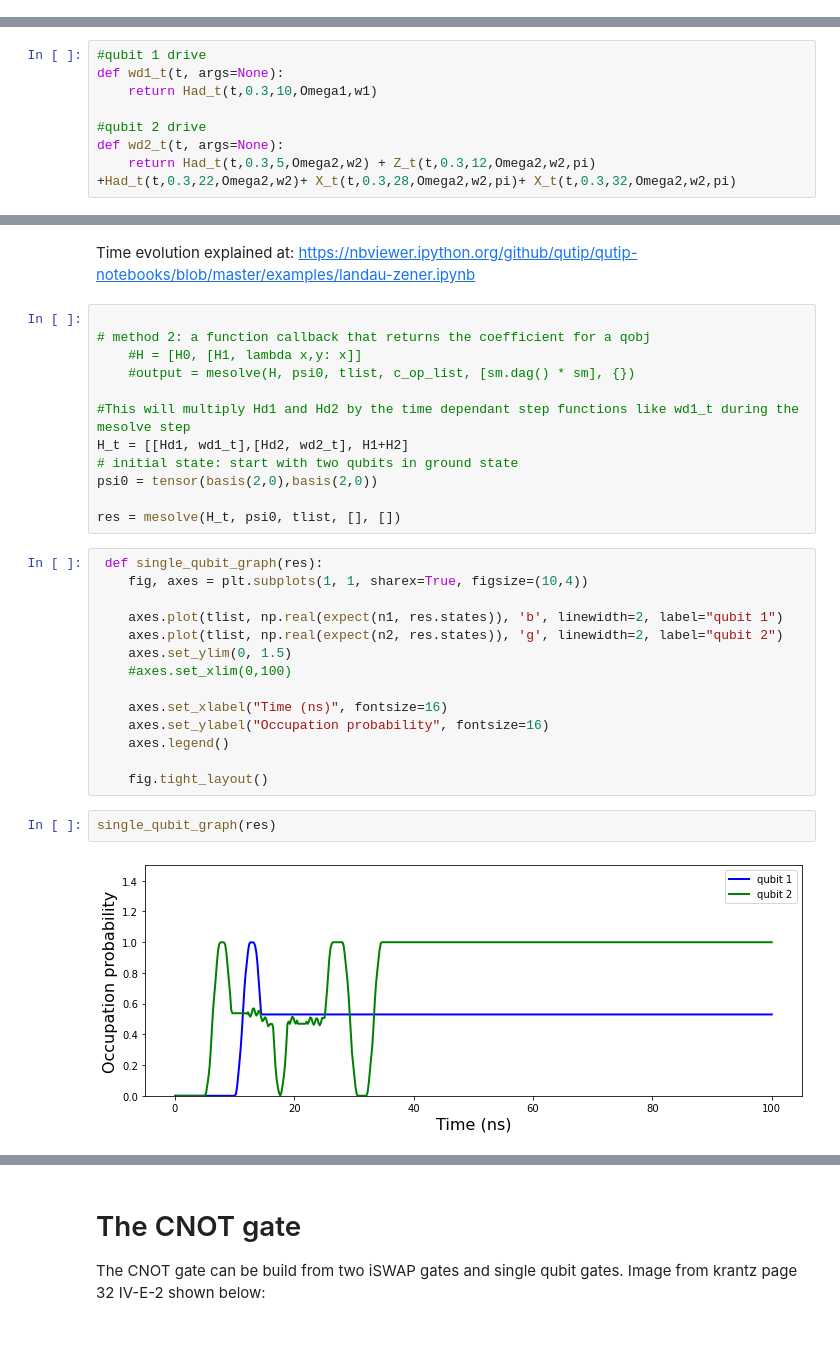
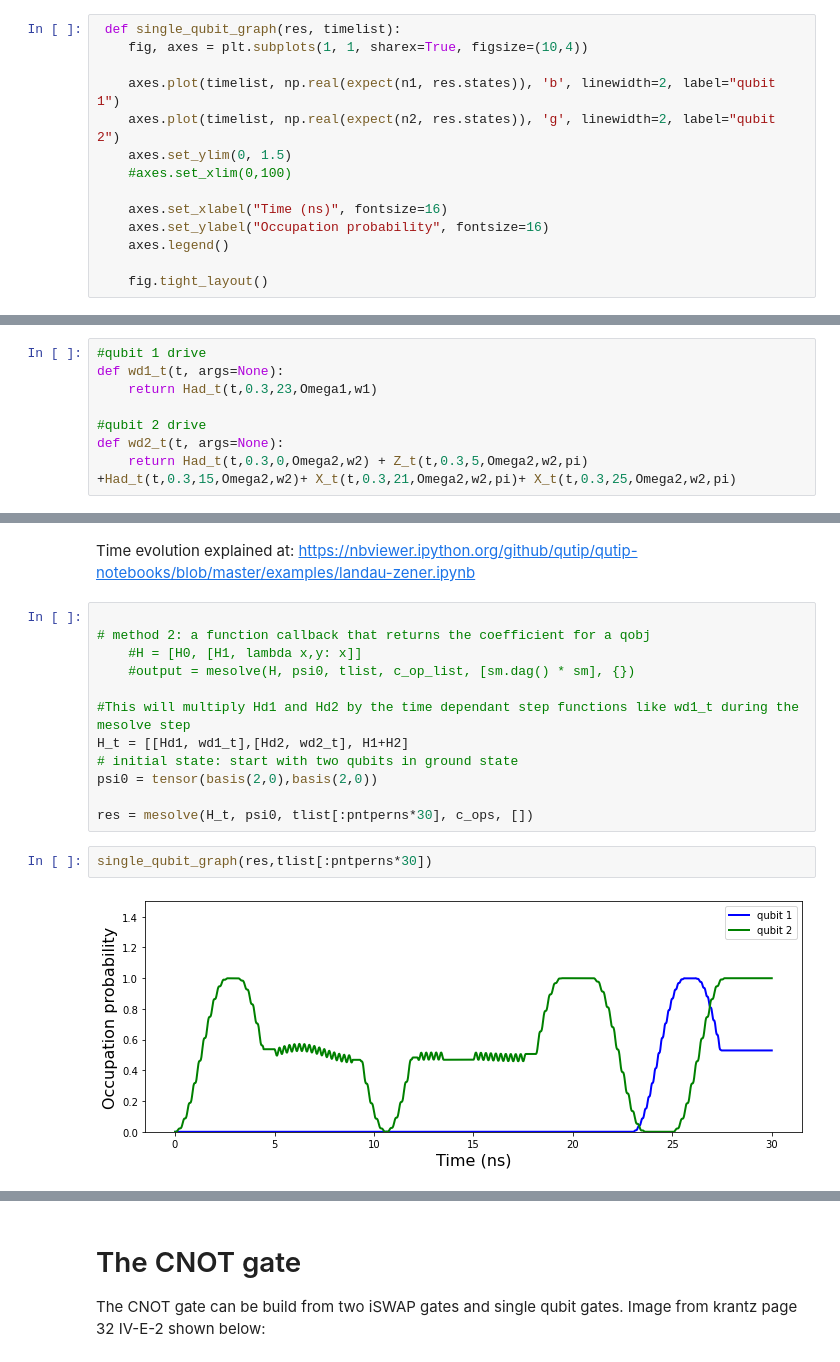
Before and after one commit to Danielgb23/ic-superconductor-qubit, a Jupyter notebook: 2-qubit-gates.ipynb, the cells around one changed output, grey strips where cells are left out. Drawn from its saved outputs; the diff is of its cells as text.

```diff
--- a/2-qubit-gates.ipynb
+++ b/2-qubit-gates.ipynb
@@ -171,3 +188,17 @@ def Had_t(t ,V0 ,T0, Omega, wd):
+# %%
+ def single_qubit_graph(res, timelist):
+    fig, axes = plt.subplots(1, 1, sharex=True, figsize=(10,4))
+
+    axes.plot(timelist, np.real(expect(n1, res.states)), 'b', linewidth=2, label="qubit 1")
+    axes.plot(timelist, np.real(expect(n2, res.states)), 'g', linewidth=2, label="qubit 2")
+    axes.set_ylim(0, 1.5)
+    #axes.set_xlim(0,100)
+
+    axes.set_xlabel("Time (ns)", fontsize=16)
+    axes.set_ylabel("Occupation probability", fontsize=16)
+    axes.legend()
+
+    fig.tight_layout()
 # %% [markdown]
 ## Single qubit demonstrative operations
 
@@ -184,11 +215,11 @@ When applying the Hadamard instead of $|0\rangle$ that we would get from the sta
 # %%
 #qubit 1 drive
 def wd1_t(t, args=None):
-    return Had_t(t,0.3,10,Omega1,w1)
+    return Had_t(t,0.3,23,Omega1,w1)
 
 #qubit 2 drive
 def wd2_t(t, args=None):
-    return Had_t(t,0.3,5,Omega2,w2) + Z_t(t,0.3,12,Omega2,w2,pi) +Had_t(t,0.3,22,Omega2,w2)+ X_t(t,0.3,28,Omega2,w2,pi)+ X_t(t,0.3,32,Omega2,w2,pi)
+    return Had_t(t,0.3,0,Omega2,w2) + Z_t(t,0.3,5,Omega2,w2,pi) +Had_t(t,0.3,15,Omega2,w2)+ X_t(t,0.3,21,Omega2,w2,pi)+ X_t(t,0.3,25,Omega2,w2,pi)
 # %%
 fig, axes = plt.subplots(2, 1, figsize=(10,4))
 axes[0].plot(tlist, [wd1_t(t) for t in tlist], 'b', label="drive qubit1")
@@ -224,22 +255,8 @@ H_t = [[Hd1, wd1_t],[Hd2, wd2_t], H1+H2]
 # initial state: start with two qubits in ground state
 psi0 = tensor(basis(2,0),basis(2,0))
 
-res = mesolve(H_t, psi0, tlist, [], [])
+res = mesolve(H_t, psi0, tlist[:pntperns*30], c_ops, [])
-# %%
- def single_qubit_graph(res):
-    fig, axes = plt.subplots(1, 1, sharex=True, figsize=(10,4))
-
-    axes.plot(tlist, np.real(expect(n1, res.states)), 'b', linewidth=2, label="qubit 1")
-    axes.plot(tlist, np.real(expect(n2, res.states)), 'g', linewidth=2, label="qubit 2")
-    axes.set_ylim(0, 1.5)
-    #axes.set_xlim(0,100)
-
-    axes.set_xlabel("Time (ns)", fontsize=16)
-    axes.set_ylabel("Occupation probability", fontsize=16)
-    axes.legend()
-
-    fig.tight_layout()
 # %%
-single_qubit_graph(res)
+single_qubit_graph(res,tlist[:pntperns*30])
 # %% [output]
-[figure, old version]
+[figure, new version]
```
Also changed, not shown: parts of 41 cells of this notebook.
